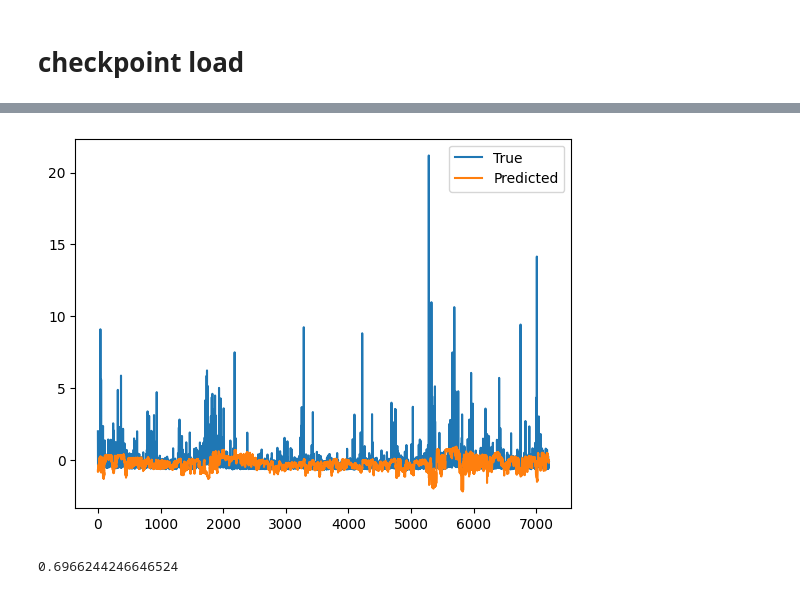
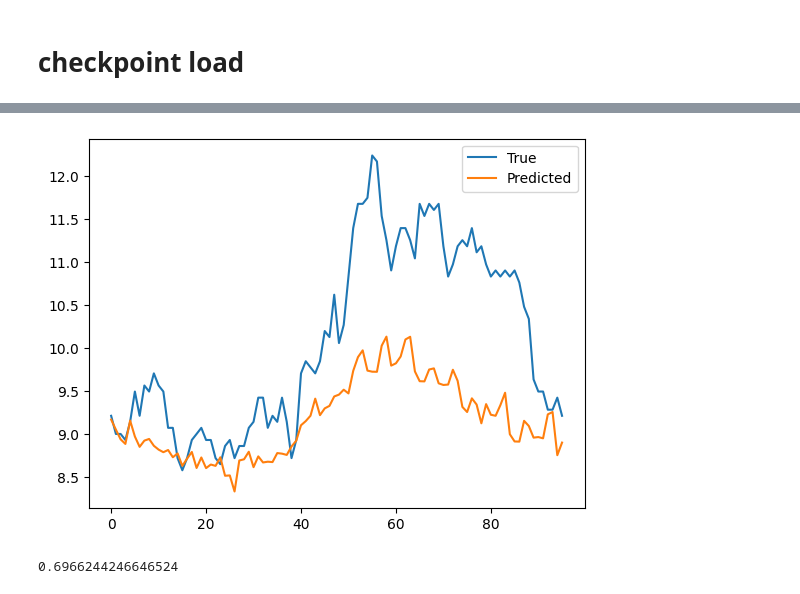
Before and after one commit to NTUCharlie/timesnet_learning, a Jupyter notebook: timesnet.ipynb, the cells around one changed output, grey strips where cells are left out. Cells and saved outputs as stored; diff of their text form; code cells hidden in the pictures.

```diff
--- a/timesnet.ipynb
+++ b/timesnet.ipynb
@@ -269,5 +366,5 @@ odict_keys(['model.0.conv.0.kernels.0.weight', 'model.0.conv.0.kernels.0.bias',
 # %%
-exp = Exp_Long_Term_Forecast(args)  # Replace with your model class and arguments
-exp.model.load_state_dict(torch.load('/home/lchang003/Time-Series-Library/checkpoints/long_term_forecast_btc_96_96_close30_nontimef_withscale_TimesNet_custom_ftMS_sl720_ll0_pl1_dm4_nh8_el2_dl1_df4_expand2_dc4_fc3_ebtimeF_dtTrue_Exp_0/checkpoint.pth'))
+exp = Exp_Long_Term_Forecast_NoRevin(args)  # Replace with your model class and arguments
+exp.model.load_state_dict(loaded)
 exp.model.eval()  # Set the model to evaluation mode
 # %% [output]
@@ -289,5 +399,5 @@ test_set.data_y.shape
 # %%
 i, (batch_x, batch_y, batch_x_mark, batch_y_mark)  =  next(enumerate(test_loader))
-test_outputs = exp.model(batch_x.float().to('cpu'), None, None, None)
-test_outputs
+test_outputs = exp.model(batch_x.float(), None, None, None)
+test_outputs.shape
 # %% [output]
@@ -329,0 +413,10 @@ tensor(0.4665, grad_fn=<MseLossBackward0>)
+# %%
+test_outputs = test_outputs.detach().cpu().numpy()
+batch_y = batch_y.detach().cpu().numpy()
+# %%
+batch_y = batch_y[:,-args.pred_len:,:]
+shape = batch_y.shape
+if test_outputs.shape[-1] != batch_y.shape[-1]:
+    test_outputs = np.tile(test_outputs, [1, 1, int(batch_y.shape[-1] / test_outputs.shape[-1])])
+test_outputs = test_set.inverse_transform(test_outputs.reshape(shape[0] * shape[1], -1)).reshape(shape)
+batch_y = test_set.inverse_transform(batch_y.reshape(shape[0] * shape[1], -1)).reshape(shape)
@@ -365,13 +447,13 @@ y_true.min()
 # %%
 %matplotlib inline
 import matplotlib.pyplot as plt
 plt.close()
-plt.plot(y_true.flatten(), label='True')
-plt.plot(test_pred.flatten(), label='Predicted')
+plt.plot(batch_y[0,:,-1].flatten(), label='True')
+plt.plot(test_outputs[0,:,-1].flatten(), label='Predicted')
 plt.legend()
 plt.show()
 # %% [output]
-[figure, old version]
+[figure, new version]
 # %%
 test_pred = test_outputs[:,0,14].detach().numpy()    #（7200，1，16）
 y_true = batch_y[:,0,14].detach().numpy()
```
Also changed, not shown: parts of 29 cells of this notebook.
